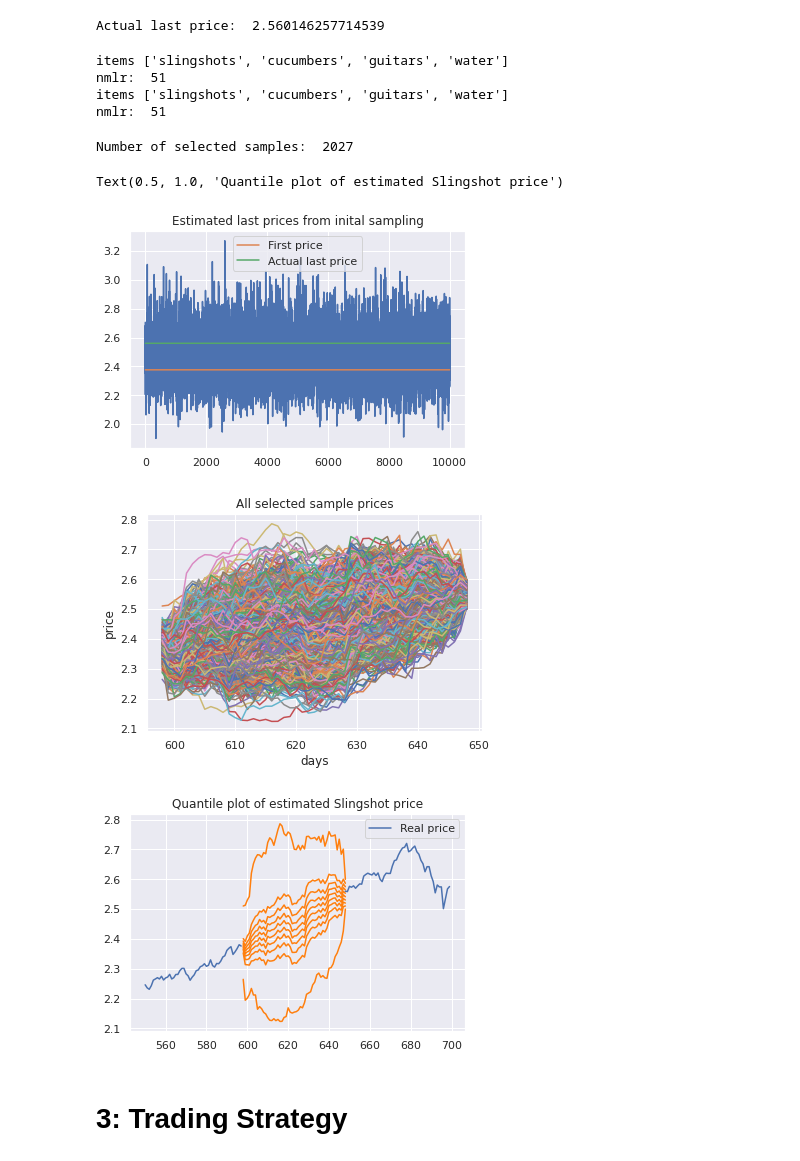
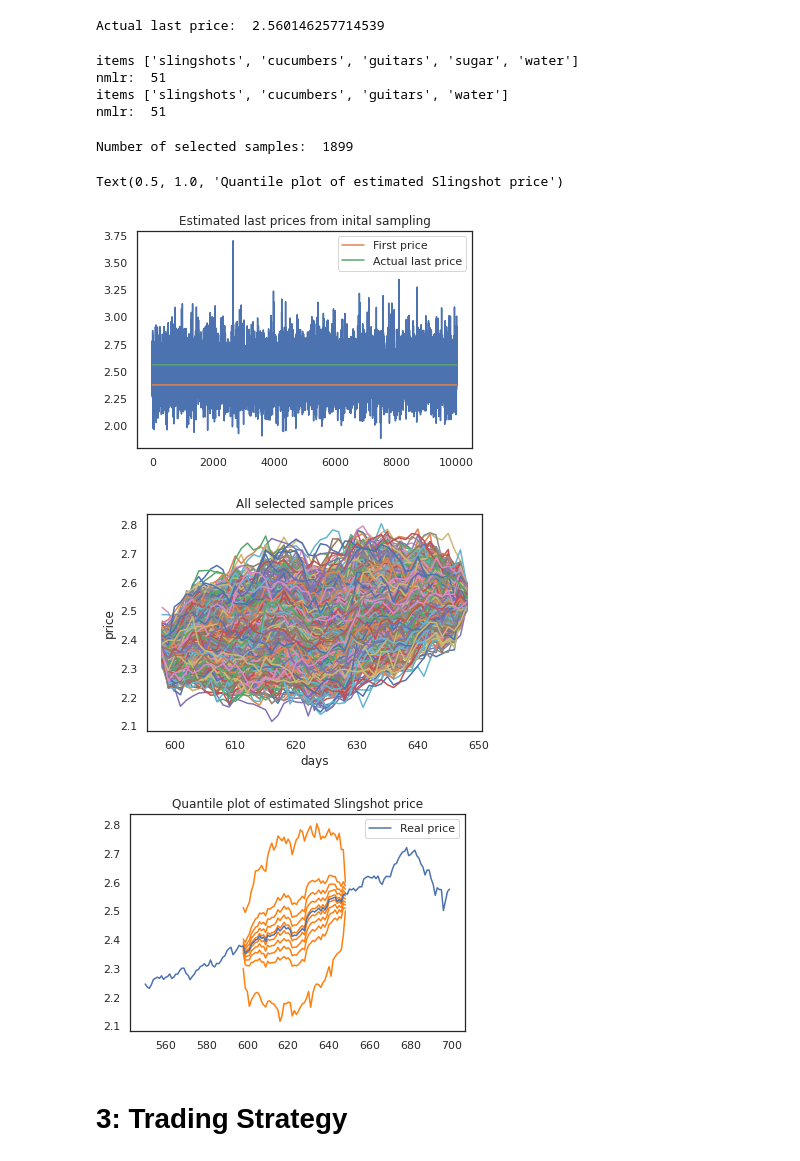
Before and after one commit to miaonaise/Lynx_case, a Jupyter notebook: Spiff.ipynb, the cells around one changed output. Saved outputs shown, nothing was run; the diff lists cells and outputs as text; code cells hidden in the pictures.

```diff
--- a/Spiff.ipynb
+++ b/Spiff.ipynb
@@ -381,0 +394,16 @@ plt.show()
+# %%
+Z = single(df_logReturns_scaled.iloc[849:,1:].corr())
+
+fig = plt.figure(figsize= (8,4))
+dn = dendrogram(Z,labels = commodities)
+plt.title('Correlation clustering logReturns_scaled')
+plt.show()
+
+sns.set_theme(style="white")
+#mask = np.triu(np.ones_like(logReturn_corr, dtype=bool))
+f, ax = plt.subplots(figsize=(8, 6))
+cmap = sns.diverging_palette(230, 20, as_cmap=True)
+ax = sns.heatmap(df_logReturns_scaled.iloc[849:,1:].corr(), cmap=cmap, vmax=1, center=0,
+            square=True, linewidths=.5, cbar_kws={"shrink": .5}, annot = True)
+ax.invert_yaxis()
+plt.show()
@@ -381,0 +413,16 @@ plt.show()
+# %%
+Z = single(df_volatility.iloc[849:,1:].corr())
+
+fig = plt.figure(figsize= (8,4))
+dn = dendrogram(Z,labels = commodities)
+plt.title('Correlation clustering Volatility')
+plt.show()
+
+sns.set_theme(style="white")
+#mask = np.triu(np.ones_like(logReturn_corr, dtype=bool))
+f, ax = plt.subplots(figsize=(8, 6))
+cmap = sns.diverging_palette(230, 20, as_cmap=True)
+ax = sns.heatmap(df_volatility.iloc[849:,1:].corr(), cmap=cmap, vmax=1, center=0,
+            square=True, linewidths=.5, cbar_kws={"shrink": .5}, annot = True)
+ax.invert_yaxis()
+plt.show()
@@ -466,10 +516,13 @@ plt.xlabel('days')
 plt.ylabel('price')
 
 # Plot: Quantiles with context
-mean,quantiles = functions.get_quantiles(selected_sample_prices, n_quantiles)
+mean_stocks,quantiles = functions.get_quantiles(selected_sample_prices, n_quantiles)
 plt.figure()
 for i in range(n_quantiles):
   plt.plot(range(798,849), quantiles[i,:],'tab:orange')
 plt.plot(range(750,900),stocks_price[750:900],label = 'Real price')
 plt.legend()
 plt.title('Quantile plot of estimated Stock price')
+
+
+df_prices.iloc[798:848,4] = mean_stocks[:-1]
@@ -537,7 +595,7 @@ Text(0.5, 1.0, 'Quantile plot of estimated Stock price')
 # parameters
 n_init_samp = 10000
 n_quantiles = 10
-factors_volatility = ['cucumbers','guitars','water']
+factors_volatility = ['cucumbers','guitars','sugar','water']
 factors_logReturn = ['cucumbers','guitars','water']
 
 slingshots_price = df_prices['slingshots']
@@ -614,7 +672,7 @@ sample_logReturns_scaled = n_estimates_slingshots(n_init_samp, data = df_logRetu
 
 sample_LR = sample_logReturns_scaled*sample_volatility
 # %% [output]
-items ['slingshots', 'cucumbers', 'guitars', 'water']
+items ['slingshots', 'cucumbers', 'guitars', 'sugar', 'water']
 nmlr:  51
 items ['slingshots', 'cucumbers', 'guitars', 'water']
 nmlr:  51
@@ -624,35 +682,35 @@ estimated_last_price = first_price*sample_ExpCumLR[:,-1]
 
 # Plot: Estimated last prices
 plt.plot(estimated_last_price)
 plt.plot(range(n_init_samp),np.ones(n_init_samp)*first_price, label = 'First price')
 plt.plot(range(n_init_samp),np.ones(n_init_samp)*actual_last_price, label = 'Actual last price')
 plt.legend()
 plt.title('Estimated last prices from inital sampling')
 
 # Filter
 idx = [i for i in range(n_init_samp) if estimated_last_price[i] > 2.5 and estimated_last_price[i] < 2.6]
 selected_sample_prices = first_price*sample_ExpCumLR[idx]
 print('Number of selected samples: ', len(selected_sample_prices))
 
 # Plot: Selected sample prices
 plt.figure()
 for i in range(len(selected_sample_prices)):
   plt.plot(range(598,649),selected_sample_prices[i,:])
 plt.title('All selected sample prices')
 plt.xlabel('days')
 plt.ylabel('price')
 
 # Plot: Quantiles with context
-mean,quantiles = functions.get_quantiles(selected_sample_prices, n_quantiles)
+mean_slingshots,quantiles = functions.get_quantiles(selected_sample_prices, n_quantiles)
 plt.figure()
 for i in range(n_quantiles):
   plt.plot(range(598,649), quantiles[i,:],'tab:orange')
 plt.plot(range(550,700),slingshots_price[550:700],label = 'Real price')
 plt.legend()
 plt.title('Quantile plot of estimated Slingshot price')
 # %% [output]
-Number of selected samples:  2027
+Number of selected samples:  1899
 Text(0.5, 1.0, 'Quantile plot of estimated Slingshot price')
-[figure, old version]
+[figure, new version]
-[figure, old version]
+[figure, new version]
-[figure, old version]
+[figure, new version]
```
Also changed, not shown: parts of 13 cells of this notebook.
